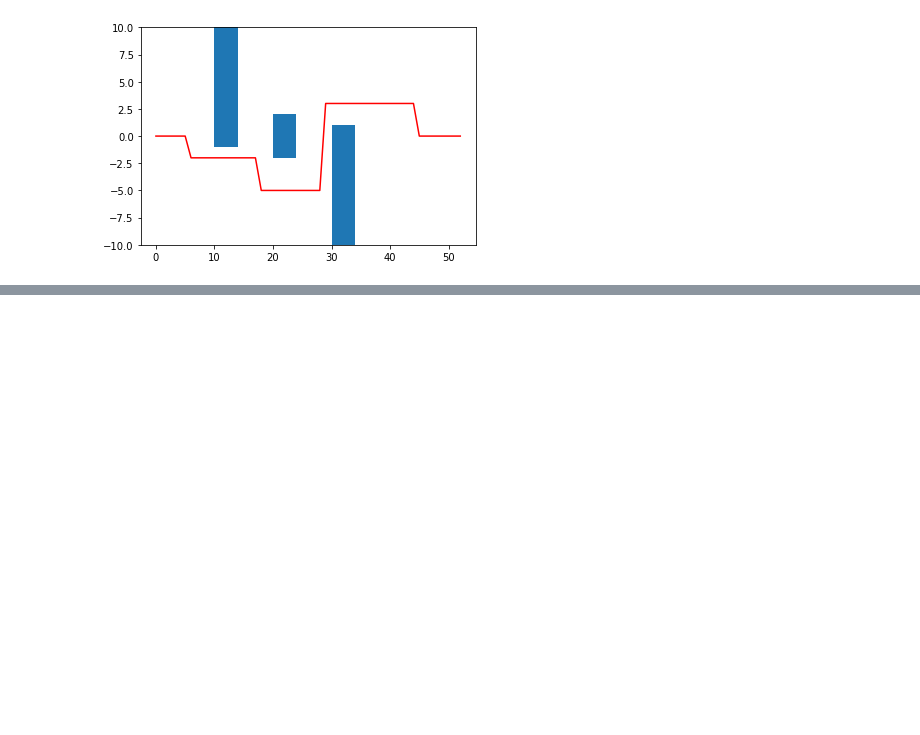
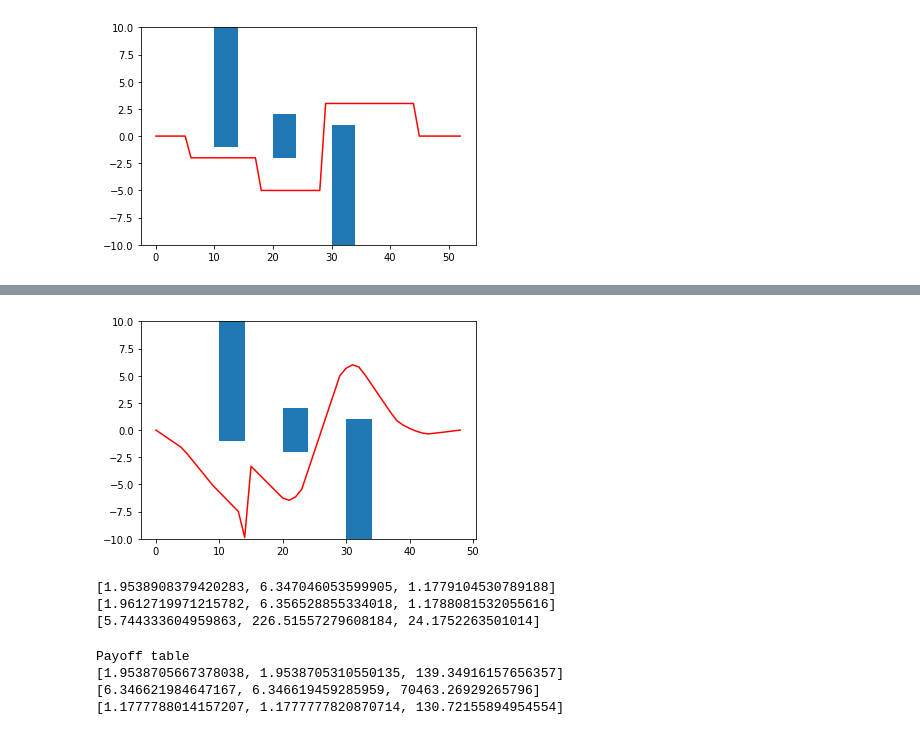
Before and after one commit to jhaka/TIES483_2020, a Jupyter notebook: Lecture 13, Algebraic Modeling Languages, especially Pyomo.ipynb, the cells around one changed output, grey strips where cells are left out. Drawn from its saved outputs; the diff is of its cells as text; code cells hidden in the pictures; blank space fills up the shorter version.

```diff
--- a/Lecture 13, Algebraic Modeling Languages, especially Pyomo.ipynb
+++ b/Lecture 13, Algebraic Modeling Languages, especially Pyomo.ipynb
@@ -496,0 +618,22 @@ visualize(x).show()
+# %%
+visualize(x).show()
+# %% [output]
+[figure, added]
+# %%
+print(f1)
+print(f2)
+print(f3)
+# %% [output]
+[1.9538908379420283, 6.347046053599905, 1.1779104530789188]
+[1.9612719971215782, 6.356528855334018, 1.1788081532055616]
+[5.744333604959863, 226.51557279608184, 24.1752263501014]
+# %%
+# Print payoff table
+print("Payoff table")
+for i in range(3):
+    print([values[j][i] for j in range(3)])
+# %% [output]
+Payoff table
+[1.9538705667378038, 1.9538705310550135, 139.34916157656357]
+[6.346621984647167, 6.346619459285959, 70463.26929265796]
+[1.1777788014157207, 1.1777777820870714, 130.72155894954554]
```
Also changed, not shown: parts of 21 cells of this notebook.
